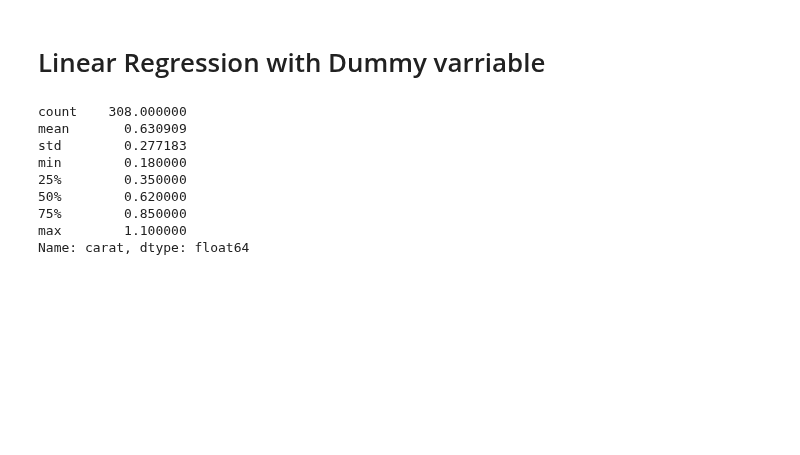
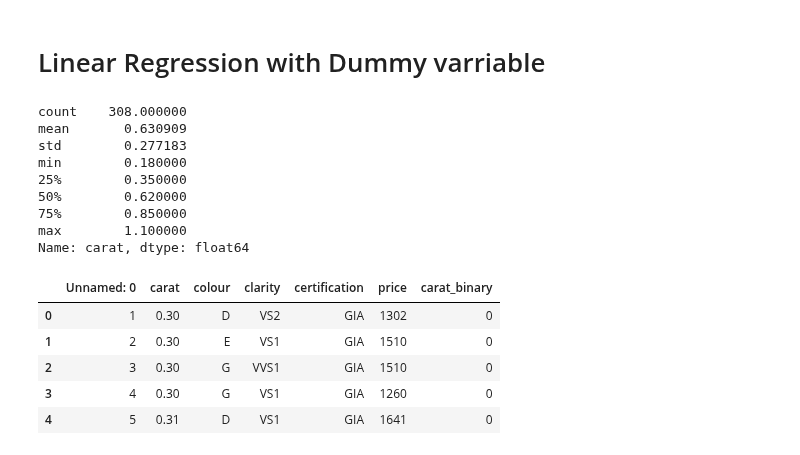
Before and after one commit to FarzanaAkhi/business-analysis-p1, a Jupyter notebook: notebooks/linear_regression.ipynb, the cells around one changed output. Drawn from its saved outputs; the diff is of its cells as text; code cells hidden in the pictures; blank space fills up the shorter version.

```diff
--- a/notebooks/linear_regression.ipynb
+++ b/notebooks/linear_regression.ipynb
@@ -106,3 +106,15 @@ min        0.180000
 75%        0.850000
 max        1.100000
 Name: carat, dtype: float64
+# %%
+#Create binary variable
+
+data["carat_binary"] = np.where(data.carat > 0.6,1,0)
+data.head()
+# %% [output]
+|  | Unnamed: 0 | carat | colour | clarity | certification | price | carat_binary |
+| 0 | 1 | 0.30 | D | VS2 | GIA | 1302 | 0 |
+| 1 | 2 | 0.30 | E | VS1 | GIA | 1510 | 0 |
+| 2 | 3 | 0.30 | G | VVS1 | GIA | 1510 | 0 |
+| 3 | 4 | 0.30 | G | VS1 | GIA | 1260 | 0 |
+| 4 | 5 | 0.31 | D | VS1 | GIA | 1641 | 0 |
```
